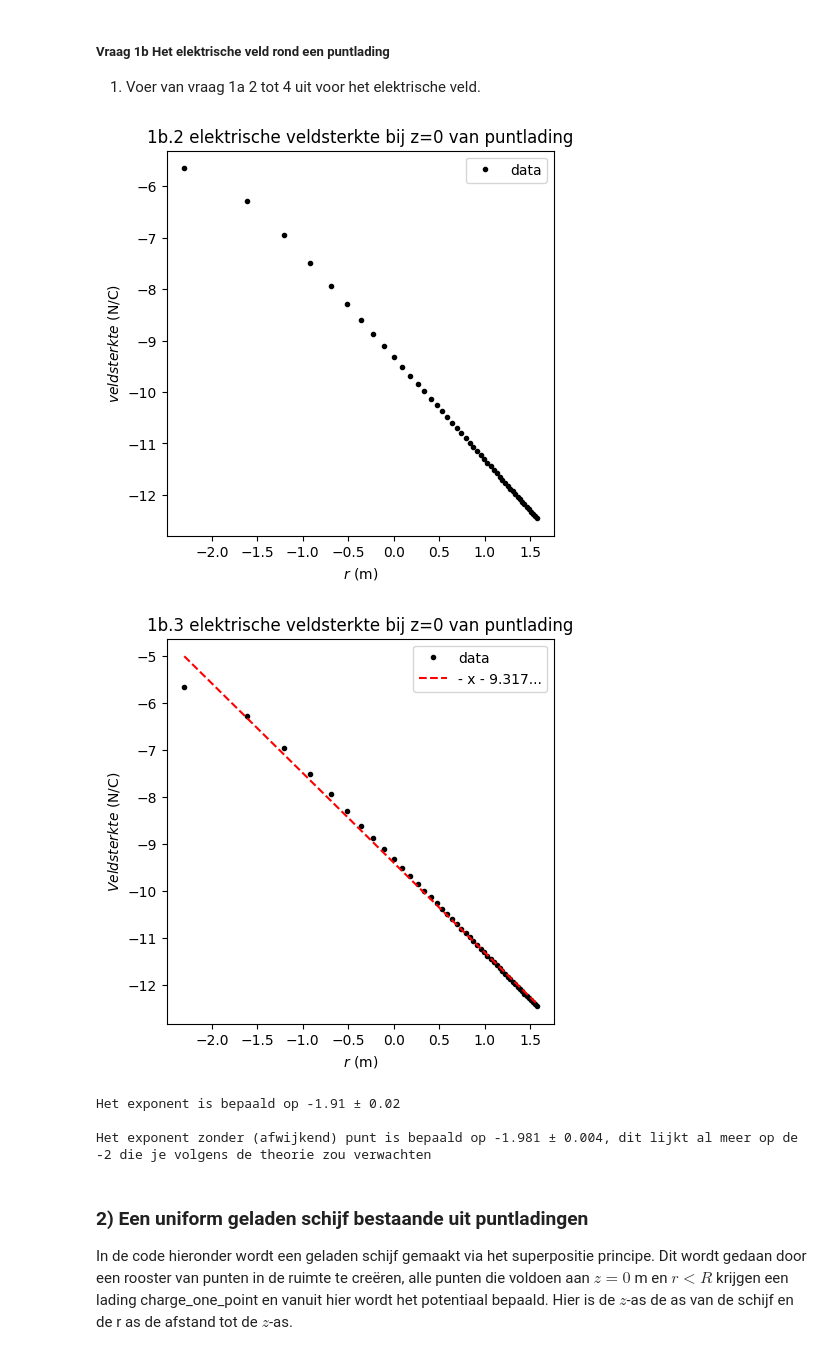
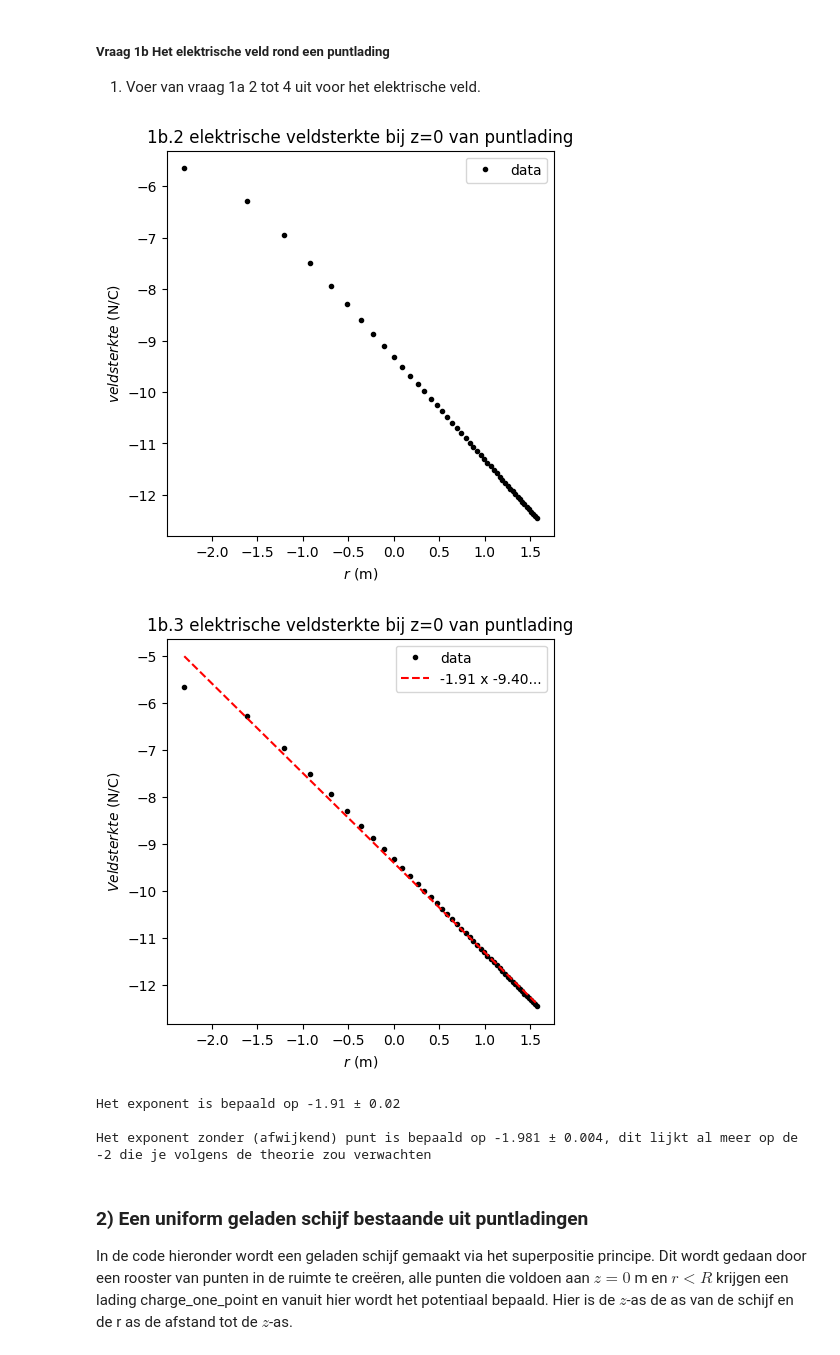
Before and after one commit to IshaSchneiders/opdrachten-DEF-D-Isha_Schneiders, a Jupyter notebook: DigitaleOntwerpopdrachten/1CondensatorOpdracht/CondensatorOntwerpopdracht.ipynb, the cells around one changed output. Cells and saved outputs as stored; diff of their text form; code cells hidden in the pictures.

```diff
--- a/DigitaleOntwerpopdrachten/1CondensatorOpdracht/CondensatorOntwerpopdracht.ipynb
+++ b/DigitaleOntwerpopdrachten/1CondensatorOpdracht/CondensatorOntwerpopdracht.ipynb
@@ -197,35 +197,35 @@ def f(x,a,b):
 #curvefit:
 val,cov=curve_fit(f,log_r,log_E)
 a,b=val #waarden van a en b
 u_a,u_b=np.sqrt(np.diag(cov)) #onzekerheden in a en b
 
 #plotten
 x_plot=np.linspace(min(log_r),max(log_r),100)#array om fit mee te plotten
 plt.figure(figsize=(5,5))
 plt.title("1b.3 elektrische veldsterkte bij z=0 van puntlading")
 plt.plot(log_r,log_E,"k.",label="data")#data
-plt.plot(x_plot,f(x_plot,*val),"r--",label=r"- x - 9.317...")#fit
+plt.plot(x_plot,f(x_plot,*val),"r--",label=r"%.2f x %.2f..." %(a,b))#fit
 plt.xlabel("$r$ (m)")
 plt.ylabel("$Veldsterkte$ (N/C)")
 plt.legend()
 plt.show()
 
 
 
 ###------4------###
 print("Het exponent is bepaald op %.2f \u00b1 %.2f"%(a,u_a))
 print()
 
 
 ###------extra------###
 #in de data zie je een punt die een beetje afwijkt, zonder dit punt:
 log_r=np.log(r_for_E[1:])
 log_E=np.log(normE[50,1:]) #z=0 is bij idx 50
 val,cov=curve_fit(f,log_r,log_E)
 print("Het exponent zonder (afwijkend) punt is bepaald op %.3f \u00b1 %.3f, dit lijkt al meer op de -2 die je volgens de theorie zou verwachten"%(val[0],np.sqrt(cov[0,0])))
 # %% [output]
 [figure]
-[figure, old version]
+[figure, new version]
 Het exponent is bepaald op -1.91 ± 0.02
 
 Het exponent zonder (afwijkend) punt is bepaald op -1.981 ± 0.004, dit lijkt al meer op de -2 die je volgens de theorie zou verwachten
```
Also changed, not shown: parts of 9 cells of this notebook, 1 other file.
